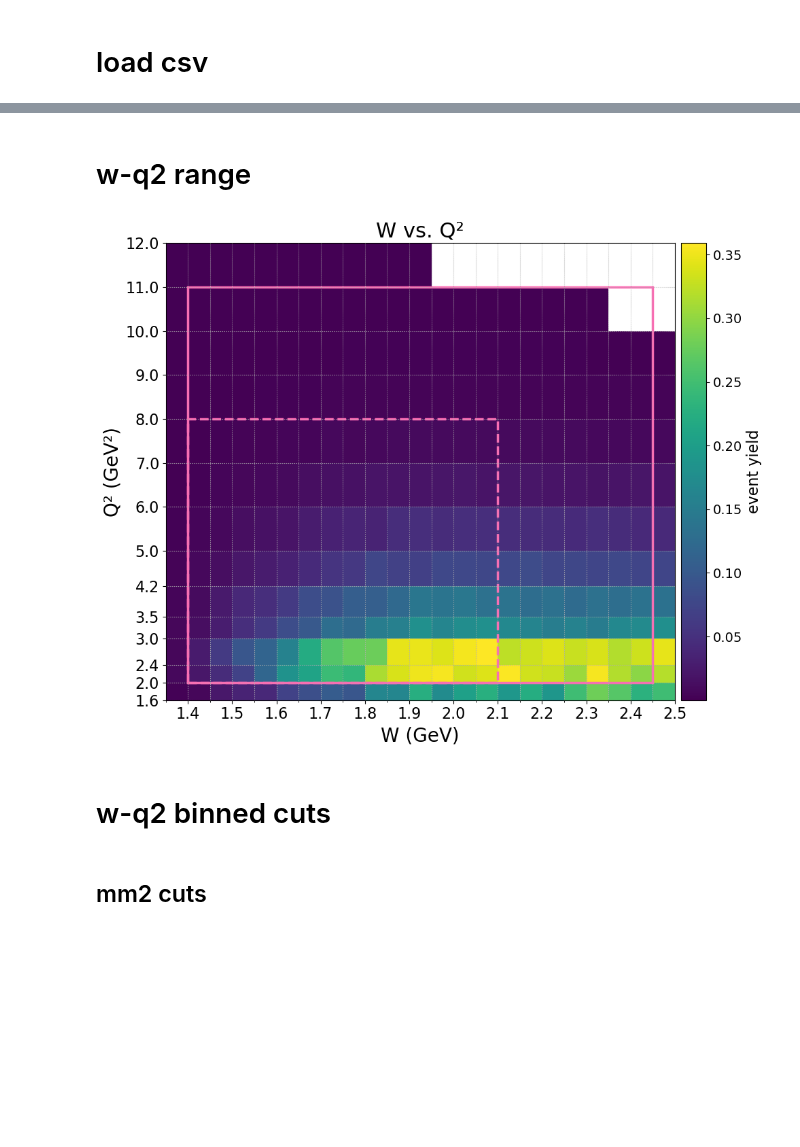
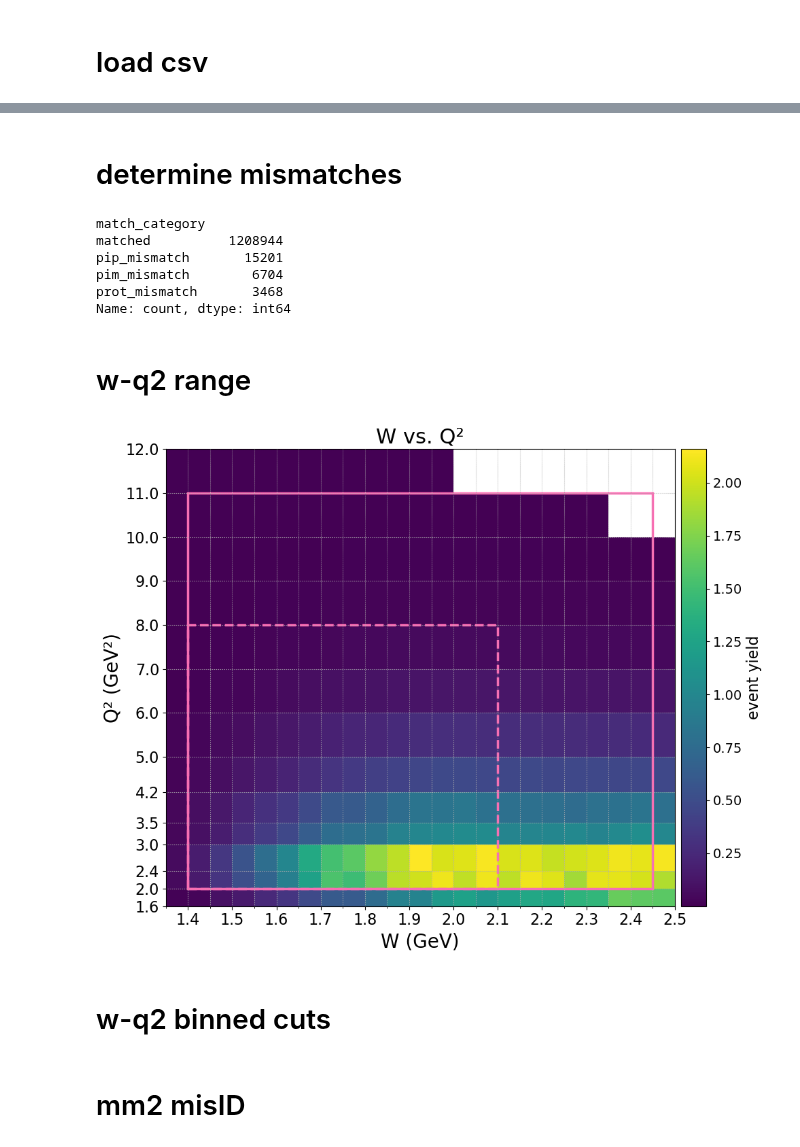
Before and after one commit to aosmond23/clas12, a Jupyter notebook: python/background_investigation_for_misID.ipynb, the cells around one changed output, grey strips where cells are left out. Drawn from its saved outputs; the diff is of its cells as text; code cells hidden in the pictures; blank space fills up the shorter version.

```diff
--- a/python/background_investigation_for_misID.ipynb
+++ b/python/background_investigation_for_misID.ipynb
@@ -331,19 +161,21 @@ plt.show()
 # change folder name to 'experiment' or 'simulation' or 'threepion_sim'
 folder_name = "simulation"
 
-# options are fall18_inb, fall18_outb, spring19_inb, spring19_inb_wBG, spring19_inb_noBG_recPID, spring19_inb_noBG_filteredthrownPID, spring19_inb_45nA_recPID, spring19_inb_45nA_misID so far
-data_name = "spring19_inb_45nA_misID"
+# options are fall18_inb, fall18_outb, spring19_inb, spring19_inb_noBG, spring19_inb_50nA_noSmearing, spring19_inb_50nA,  so far
+data_name = "spring19_inb_50nA"
+
+# options include EXCL, mPim, mPip, mProt
+topology_name = "EXCL"
 
 # choose a csv file corresponding to the above folder_name
 # csv_file = pd.read_csv(f"/Users/aosmond/nuclearPhys/csv/finished_csv/10_6GeV/exp/10_6exp_excl_jlab_11_09_2025.csv", index_col=False)
 
-csv_file = df
+# csv_file = pd.read_csv("/Users/aosmond/nuclearPhys/csv/finished_csv/10_2GeV/sp19inb/10_2rec_excl_sp19inb_50nA_jlab_06_05_2026.csv", index_col=False)
+csv_file = pd.read_csv("/Users/aosmond/nuclearPhys/csv/finished_csv/10_2rec_excl_sp19inb_50nA_local_06_15_2026_ALLsmearing.csv", index_col=False)
+exp_csv = pd.read_csv("/Users/aosmond/nuclearPhys/csv/finished_csv/10_2GeV/sp19inb/10_2exp_excl_sp19inb_pass2_jlab_06_16_2026.csv", index_col=False)
 
 # csv_file = pd.read_csv(f"/Users/aosmond/nuclearPhys/csv/finished_csv/10_2GeV/sp19inb/10_2rec_excl_sp19inb_wBG_jlab_04_23_2026.csv", index_col=False)
-# csv_file = pd.read_csv(f"/Users/aosmond/nuclearPhys/csv/finished_csv/10_2GeV/sp19inb/10_2rec_excl_sp19inb_oldsim_jlab_04_21_2026.csv", index_col=False)
 # csv_file = pd.read_csv(f"/Users/aosmond/nuclearPhys/csv/finished_csv/10_2GeV/sp19inb/10_2exp_excl_sp19inb_jlab_04_21_2026_2.csv", index_col=False)
-# csv_file = pd.read_csv(f"/Users/aosmond/nuclearPhys/csv/finished_csv/10_2GeV/sp19inb/10_2rec_excl_sp19inb_thrownPID_FILTERED2_local_04_27_2026.csv", index_col=False)
-# csv_file = pd.read_csv(f"/Users/aosmond/nuclearPhys/csv/finished_csv/10_6rec_excl_sp19inb_recPID_local_04_27_2026.csv", index_col=False)
 # csv_file = pd.read_csv(f"/Users/aosmond/nuclearPhys/csv/finished_csv/10_2GeV/sp19inb/10_2rec_excl_sp19inb_45nA_jlab_04_27_2026.csv", index_col=False)
 # csv_file = pd.read_csv(f"/Users/aosmond/nuclearPhys/csv/finished_csv/10_2GeV/sp19inb/10_2rec_excl_sp19inb_noBG_jlab_04_27_2026_2.csv", index_col=False)
 
@@ -362,8 +194,8 @@ csv_file = df
 threepion_csv = pd.read_csv(f"/Users/aosmond/nuclearPhys/csv/finished_csv/10_6GeV/threepion/10_6rec_excl_3pion_withBG_jlab_07_22_2025.csv", index_col=False)
 
 # base path for future hists
-hist_base_path = Path(f'/Users/aosmond/nuclearPhys/notebooks/notebook_hists/{folder_name}/{data_name}/EXCL_topology')
-csv_base_path = Path(f'/Users/aosmond/nuclearPhys/notebooks/notebook_csvs/{folder_name}/{data_name}/EXCL_topology')
+hist_base_path = Path(f'/Users/aosmond/nuclearPhys/notebooks/notebook_hists/{folder_name}/{data_name}/{topology_name}_topology')
+csv_base_path = Path(f'/Users/aosmond/nuclearPhys/notebooks/notebook_csvs/{folder_name}/{data_name}/{topology_name}_topology')
 # %%
 csv_file.head()
 # %% [output]
@@ -411,6 +263,52 @@ topologies = {
     "mPip": (-0.4, 0.6),
     "mPim": (-0.4, 0.6),
 }
+# %% [markdown]
+# determine mismatches
+# %%
+# Force PID columns to integers
+pid_cols = [
+    "pid_prot_rec", "pid_prot_mc",
+    "pid_pip_rec",  "pid_pip_mc",
+    "pid_pim_rec",  "pid_pim_mc"
+]
+
+for col in pid_cols:
+    csv_file[col] = pd.to_numeric(csv_file[col], errors="coerce").astype(int)
+
+# Sequential mismatch logic
+conditions = [
+    csv_file["pid_prot_mc"] != csv_file["pid_prot_rec"],
+
+    (csv_file["pid_prot_mc"] == csv_file["pid_prot_rec"]) &
+    (csv_file["pid_pip_mc"] != csv_file["pid_pip_rec"]),
+
+    (csv_file["pid_prot_mc"] == csv_file["pid_prot_rec"]) &
+    (csv_file["pid_pip_mc"] == csv_file["pid_pip_rec"]) &
+    (csv_file["pid_pim_mc"] != csv_file["pid_pim_rec"])
+]
+
+choices = [
+    "prot_mismatch",
+    "pip_mismatch",
+    "pim_mismatch"
+]
+
+csv_file["match_category"] = np.select(
+    conditions,
+    choices,
+    default="matched"
+)
+
+# Counts
+print(csv_file["match_category"].value_counts())
+# %% [output]
+match_category
+matched          1208944
+pip_mismatch       15201
+pim_mismatch        6704
+prot_mismatch       3468
+Name: count, dtype: int64
 # %% [markdown]
 # w-q2 range
 # %%
@@ -422,7 +320,7 @@ q2_bins = [2.0,2.4,3.0,3.5,4.2,5.0,6.0,7.0,8.0,9.0,10.0,11.0,12.0] #,13.0] ## or
 # Define which dataset to visualize
 # dataset = csv_file
 # dataset = threepion_csv\
-dataset = df
+# dataset = df
 
 w_range = np.append(np.arange(1.35, 2.5, 0.05), 2.5)
 q2_range = [1.6,2.0,2.4,3.0,3.5,4.2,5.0,6.0,7.0,8.0,9.0,10.0,11.0,12.0] #,13.0,14.0,15.0,16.0,17.0,18.0,19.0,20.0,21.0,22.0]
@@ -441,10 +339,10 @@ bin_y = q2_range
 
 # for topo in topologies:
 fig, ax = plt.subplots(figsize=(10, 8))
-mask = dataset["w"].notna() & dataset["q2"].notna()
-w_vals = dataset.loc[mask, "w"].to_numpy()
-q2_vals = dataset.loc[mask, "q2"].to_numpy()
-weights = dataset.loc[mask, "weight"].to_numpy()
+mask = csv_file["w"].notna() & csv_file["q2"].notna()
+w_vals = csv_file.loc[mask, "w"].to_numpy()
+q2_vals = csv_file.loc[mask, "q2"].to_numpy()
+weights = csv_file.loc[mask, "weight"].to_numpy()
 
 # 2D histogram — color represents event density
 h = ax.hist2d(w_vals, q2_vals, bins=[bin_x, bin_y], cmap='viridis', cmin=1e-12, weights=weights, density=False)
@@ -470,34 +368,34 @@ ax.set_yticks(bin_y)
 
 # Define analyzed range
 w_min_analyzed, w_max_analyzed = 1.4, 2.45
 q2_min_analyzed, q2_max_analyzed = 2.0, 11.0
 
 # Create a red rectangle
 rect = patches.Rectangle(
     (w_min_analyzed, q2_min_analyzed),  # bottom-left corner
     w_max_analyzed - w_min_analyzed,    # width
     q2_max_analyzed - q2_min_analyzed,  # height
     linewidth=2.5, edgecolor='hotpink', alpha=1.0, facecolor='none')
 
 # Define analyzed range
 w_min_analyzed_krishna, w_max_analyzed_krishna = 1.4, 2.10
 q2_min_analyzed_krishna, q2_max_analyzed_krishna = 2.0, 8.0
 
 # Create a red rectangle
 rect_krishna = patches.Rectangle(
     (w_min_analyzed_krishna, q2_min_analyzed_krishna),  # bottom-left corner
     w_max_analyzed_krishna - w_min_analyzed_krishna,    # width
     q2_max_analyzed_krishna - q2_min_analyzed_krishna,  # height
     linewidth=2.5, edgecolor='hotpink', alpha=1.0, linestyle='--', facecolor='none')
 
 # Add rectangle to the axes
 ax.add_patch(rect)
 ax.add_patch(rect_krishna)
 
 plt.tight_layout()
 plt.show()
 # %% [output]
-[figure, old version]
+[figure, new version]
 # %% [markdown]
 # w-q2 binned cuts
 # %%
@@ -512,5 +410,5 @@ cut_results = {
     "momentum": {"in": {}, "out": {}, "all": {}}
 }
 # %% [markdown]
-## mm2 cuts
+# mm2 misID
 # %%
```
Also changed, not shown: parts of 28 cells of this notebook, 1 other file.
